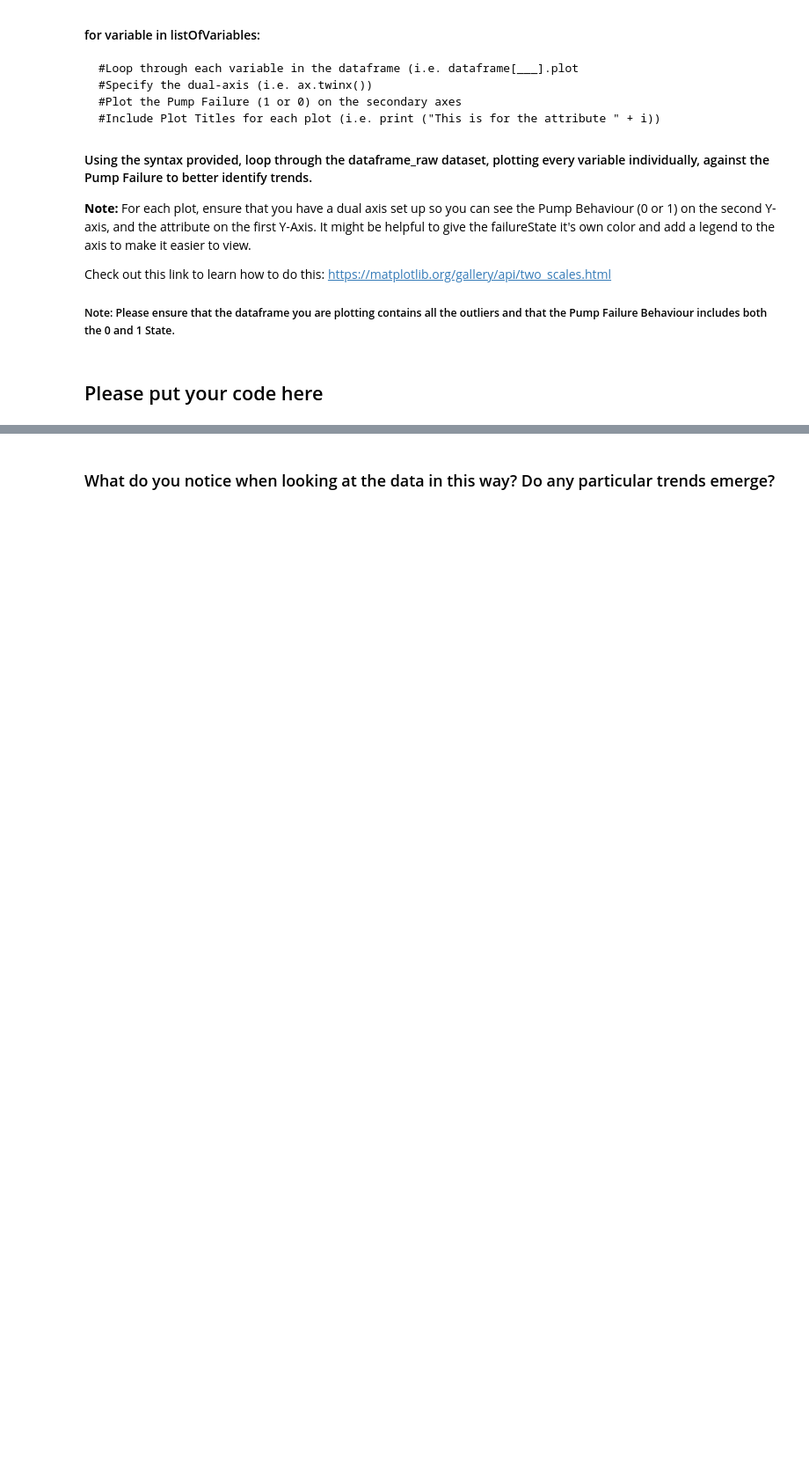
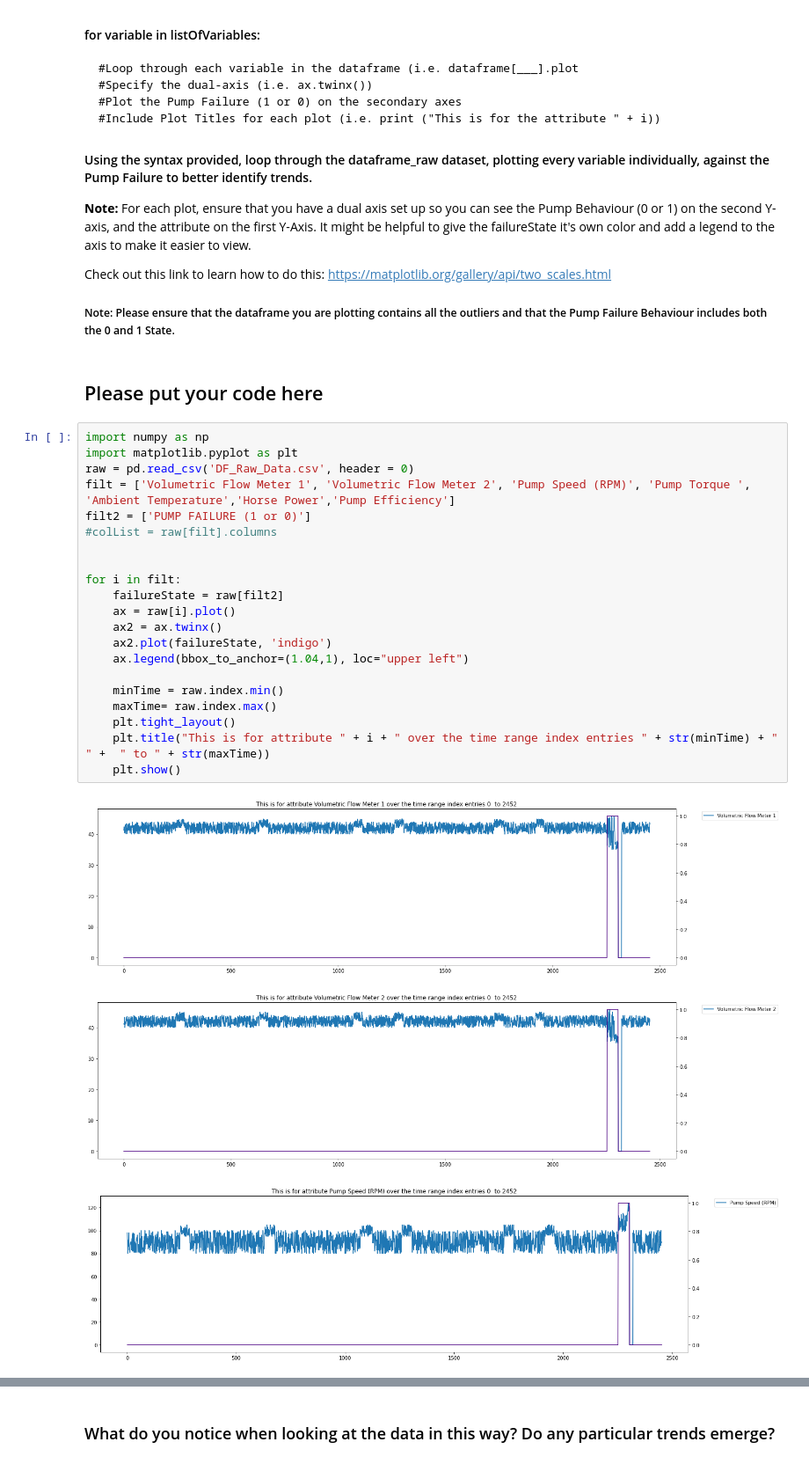
Before and after one commit to gfouty/Southern-Water, a Jupyter notebook: Southern_Water_Corp_OLS_Case_Study_Student_Facing.ipynb, the cells around one changed output, grey strips where cells are left out. Shown at 88% size. Saved outputs shown, nothing was run; the diff lists cells and outputs as text; blank space fills up the shorter version.

```diff
--- a/Southern_Water_Corp_OLS_Case_Study_Student_Facing.ipynb
+++ b/Southern_Water_Corp_OLS_Case_Study_Student_Facing.ipynb
@@ -237,3 +260,28 @@ Check out this link to learn how to do this: https://matplotlib.org/gallery/api/
 ##### Note: Please ensure that the dataframe you are plotting contains all the outliers and that the Pump Failure Behaviour includes both the 0 and 1 State.
 # %% [markdown]
 ## Please put your code here
+# %%
+import numpy as np
+import matplotlib.pyplot as plt
+raw = pd.read_csv('DF_Raw_Data.csv', header = 0)
+filt = ['Volumetric Flow Meter 1', 'Volumetric Flow Meter 2', 'Pump Speed (RPM)', 'Pump Torque ', 'Ambient Temperature','Horse Power','Pump Efficiency']
+filt2 = ['PUMP FAILURE (1 or 0)']
+#colList = raw[filt].columns
+
+
+for i in filt:
+    failureState = raw[filt2]
+    ax = raw[i].plot()
+    ax2 = ax.twinx()
+    ax2.plot(failureState, 'indigo')
+    ax.legend(bbox_to_anchor=(1.04,1), loc="upper left")
+
+    minTime = raw.index.min()
+    maxTime= raw.index.max()
+    plt.tight_layout()
+    plt.title("This is for attribute " + i + " over the time range index entries " + str(minTime) + " " +  " to " + str(maxTime))
+    plt.show()
+# %% [output]
+[figure, added]
+[figure, added]
+[figure, added]
```
Also changed, not shown: parts of 21 cells of this notebook.
